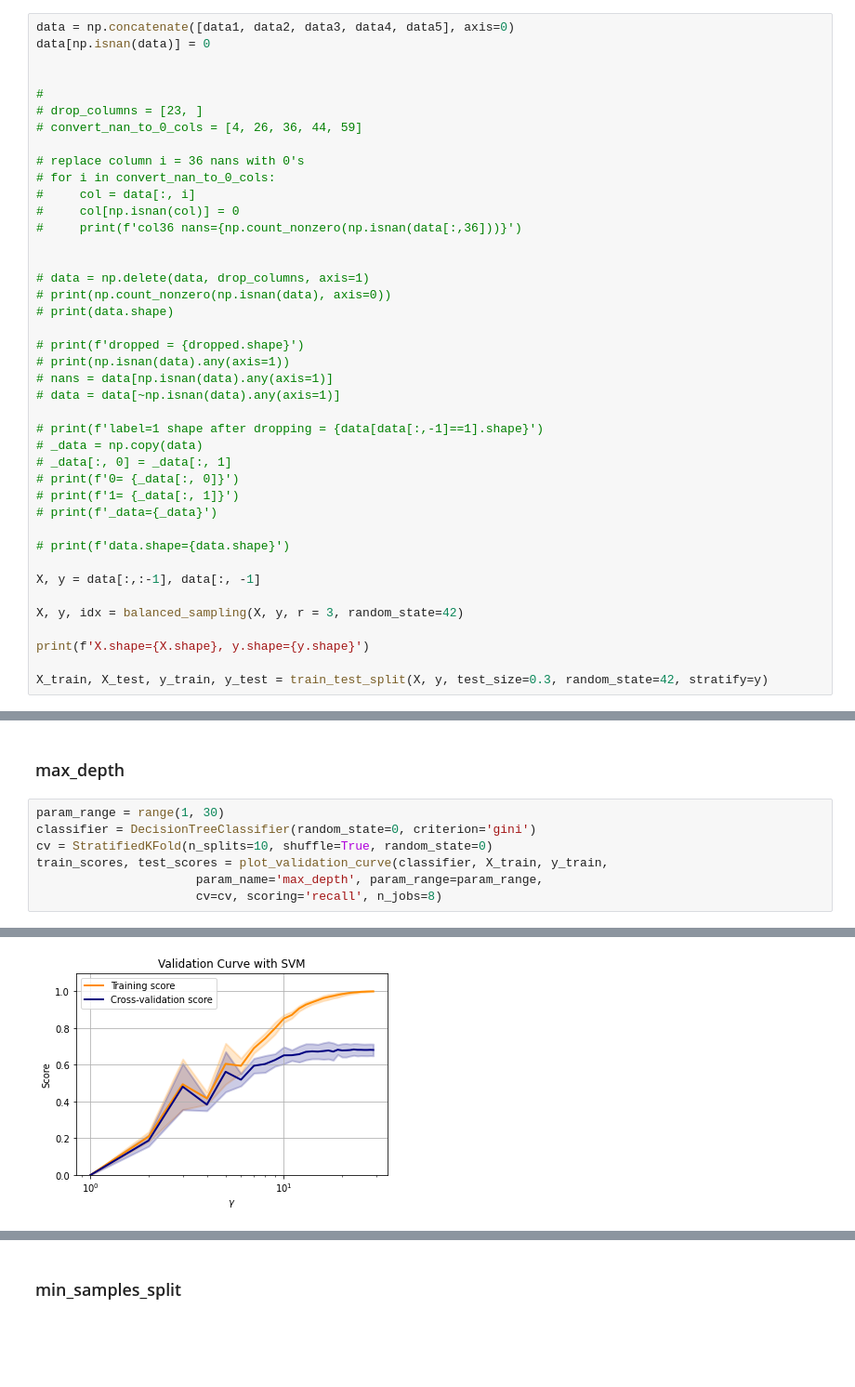
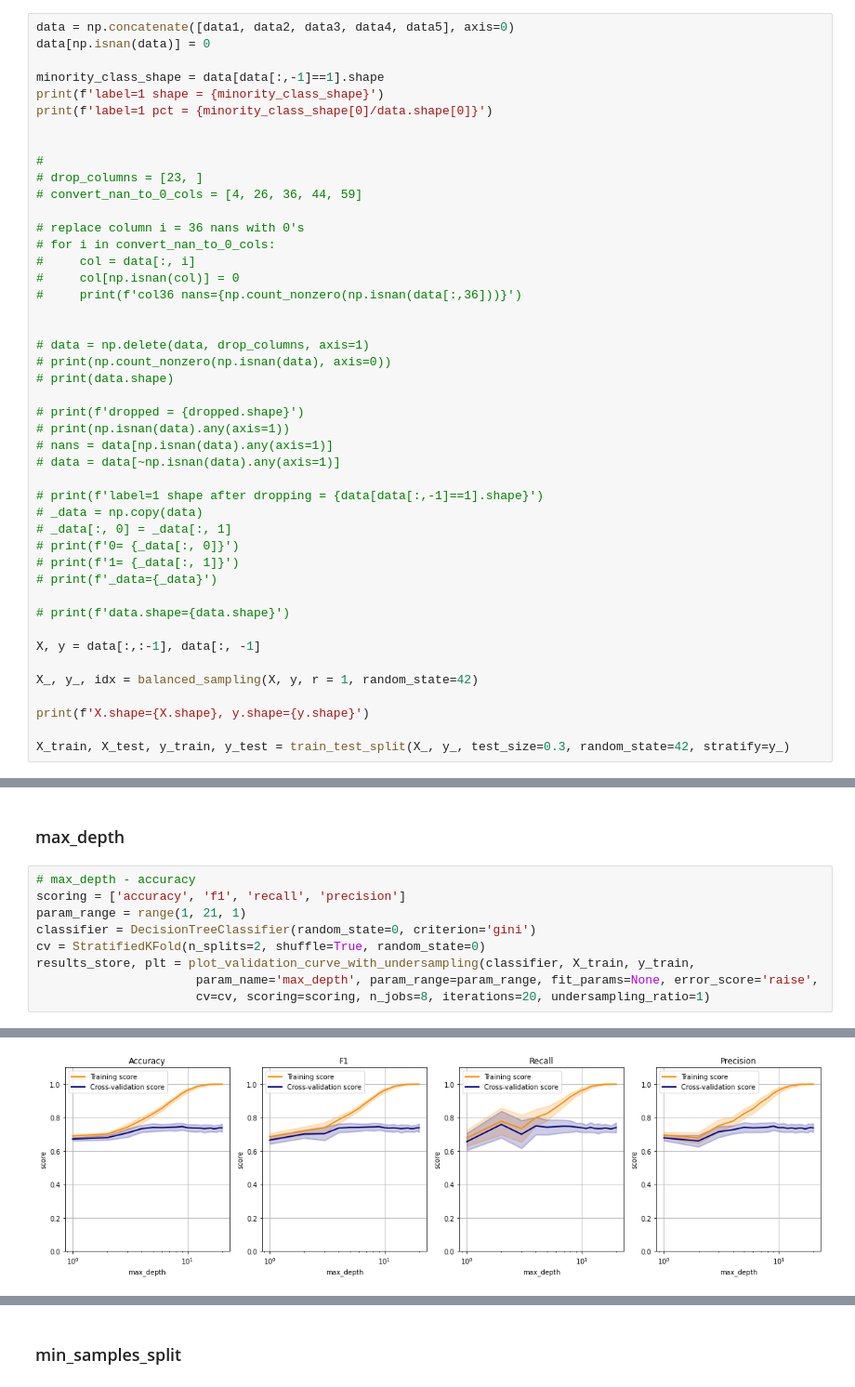
Before and after one commit to jayhtian/cs7641, a Jupyter notebook: supervised_learning/poland_decision_tree.ipynb, the cells around one changed output, grey strips where cells are left out. Shown at 93% size. Cells and saved outputs as stored; diff of their text form; blank space fills up the shorter version.

```diff
--- a/supervised_learning/poland_decision_tree.ipynb
+++ b/supervised_learning/poland_decision_tree.ipynb
@@ -50,6 +51,10 @@ with open('5year.arff','r') as f:
 # %%
 data = np.concatenate([data1, data2, data3, data4, data5], axis=0)
 data[np.isnan(data)] = 0
+
+minority_class_shape = data[data[:,-1]==1].shape
+print(f'label=1 shape = {minority_class_shape}')
+print(f'label=1 pct = {minority_class_shape[0]/data.shape[0]}')
 
 
 #
@@ -83,9 +88,9 @@ data[np.isnan(data)] = 0
 
 X, y = data[:,:-1], data[:, -1]
 
-X, y, idx = balanced_sampling(X, y, r = 3, random_state=42)
+X_, y_, idx = balanced_sampling(X, y, r = 1, random_state=42)
 
 print(f'X.shape={X.shape}, y.shape={y.shape}')
 
-X_train, X_test, y_train, y_test = train_test_split(X, y, test_size=0.3, random_state=42, stratify=y)
+X_train, X_test, y_train, y_test = train_test_split(X_, y_, test_size=0.3, random_state=42, stratify=y_)
 # %% [output]
@@ -119,10 +228,12 @@ results
 # %% [markdown]
 ### max_depth
 # %%
-param_range = range(1, 30)
+# max_depth - accuracy
+scoring = ['accuracy', 'f1', 'recall', 'precision']
+param_range = range(1, 21, 1)
 classifier = DecisionTreeClassifier(random_state=0, criterion='gini')
-cv = StratifiedKFold(n_splits=10, shuffle=True, random_state=0)
-train_scores, test_scores = plot_validation_curve(classifier, X_train, y_train,
-                      param_name='max_depth', param_range=param_range,
-                      cv=cv, scoring='recall', n_jobs=8)
+cv = StratifiedKFold(n_splits=2, shuffle=True, random_state=0)
+results_store, plt = plot_validation_curve_with_undersampling(classifier, X_train, y_train,
+                      param_name='max_depth', param_range=param_range, fit_params=None, error_score='raise',
+                      cv=cv, scoring=scoring, n_jobs=8, iterations=20, undersampling_ratio=1)
 # %% [output]
@@ -129 +257 @@ train_scores, test_scores = plot_validation_curve(classifier, X_train, y_train,
-[figure, old version]
+[figure, new version]
```
Also changed, not shown: parts of 33 cells of this notebook, 31 other files.
